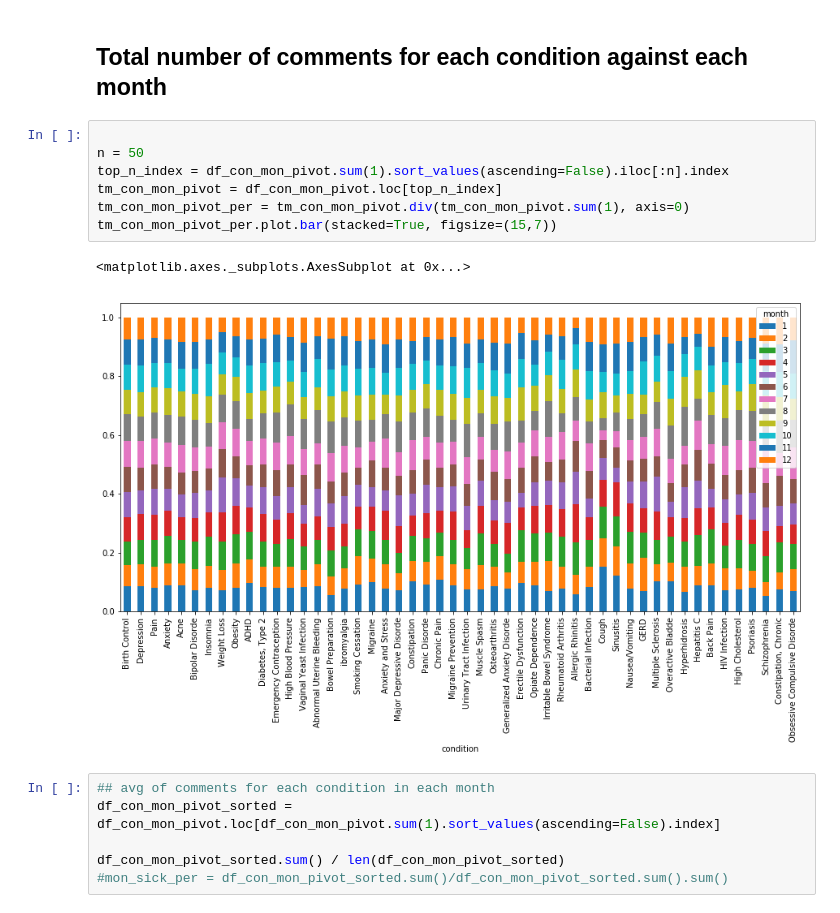
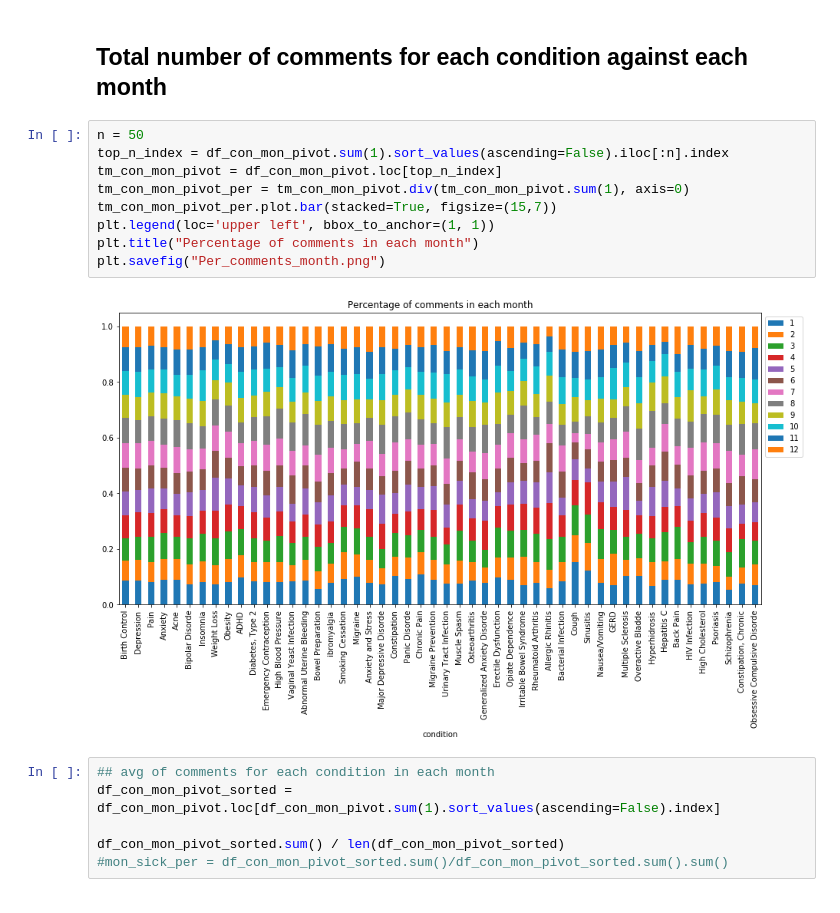
Before and after one commit to jzz0026/Galvanize_capstone_project_drug_reviews, a Jupyter notebook: EDA_sentment_modeling.ipynb, the cells around one changed output. Saved outputs shown, nothing was run; the diff lists cells and outputs as text.

```diff
--- a/EDA_sentment_modeling.ipynb
+++ b/EDA_sentment_modeling.ipynb
@@ -76,15 +78,16 @@ df_con_mon_pivot.sum(1).sort_values(ascending=False).iloc[:100].plot(kind='bar')
 # %% [markdown]
 ## Total number of comments for each condition against each month
 # %%
-
 n = 50
 top_n_index = df_con_mon_pivot.sum(1).sort_values(ascending=False).iloc[:n].index
 tm_con_mon_pivot = df_con_mon_pivot.loc[top_n_index]
 tm_con_mon_pivot_per = tm_con_mon_pivot.div(tm_con_mon_pivot.sum(1), axis=0)
 tm_con_mon_pivot_per.plot.bar(stacked=True, figsize=(15,7))
+plt.legend(loc='upper left', bbox_to_anchor=(1, 1))
+plt.title("Percentage of comments in each month")
+plt.savefig("Per_comments_month.png")
 # %% [output]
-<matplotlib.axes._subplots.AxesSubplot at 0x...>
-[figure, old version]
+[figure, new version]
 # %%
 ## avg of comments for each condition in each month
 df_con_mon_pivot_sorted = df_con_mon_pivot.loc[df_con_mon_pivot.sum(1).sort_values(ascending=False).index]
```
Also changed, not shown: parts of 3 cells of this notebook, 4 other files.
